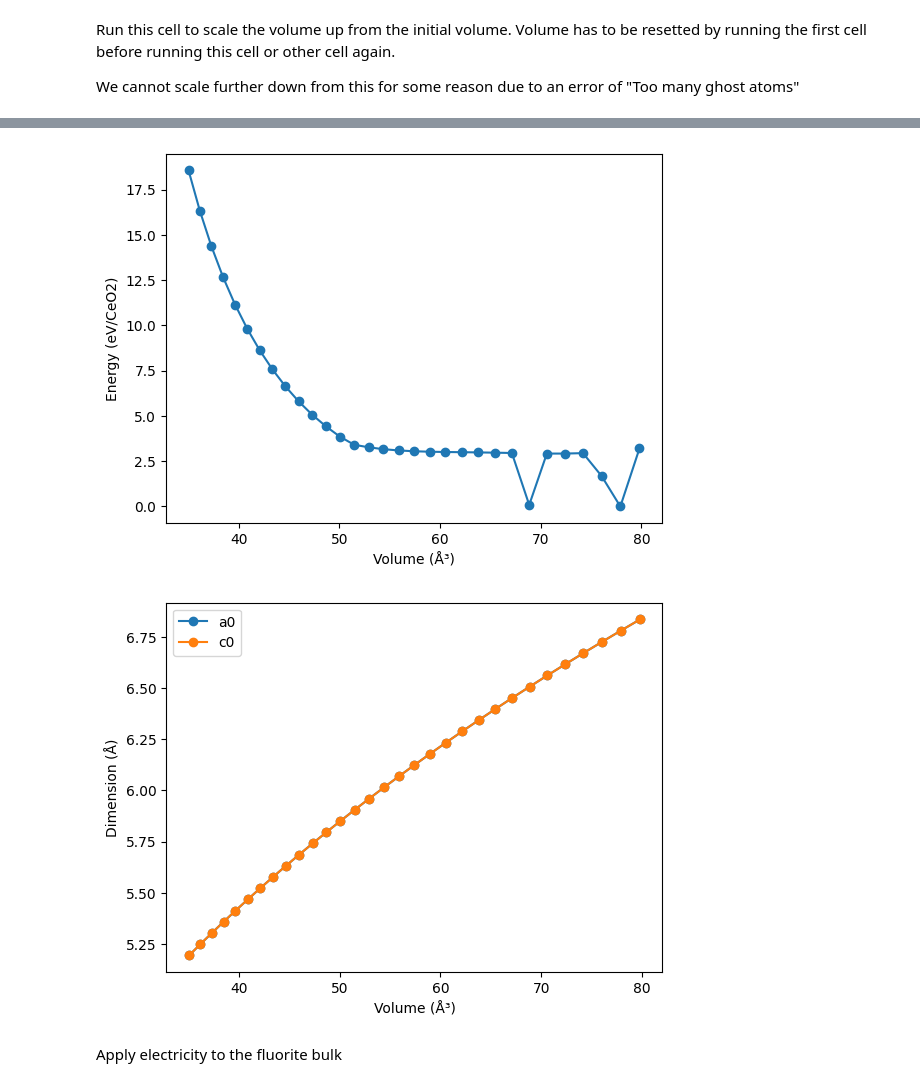
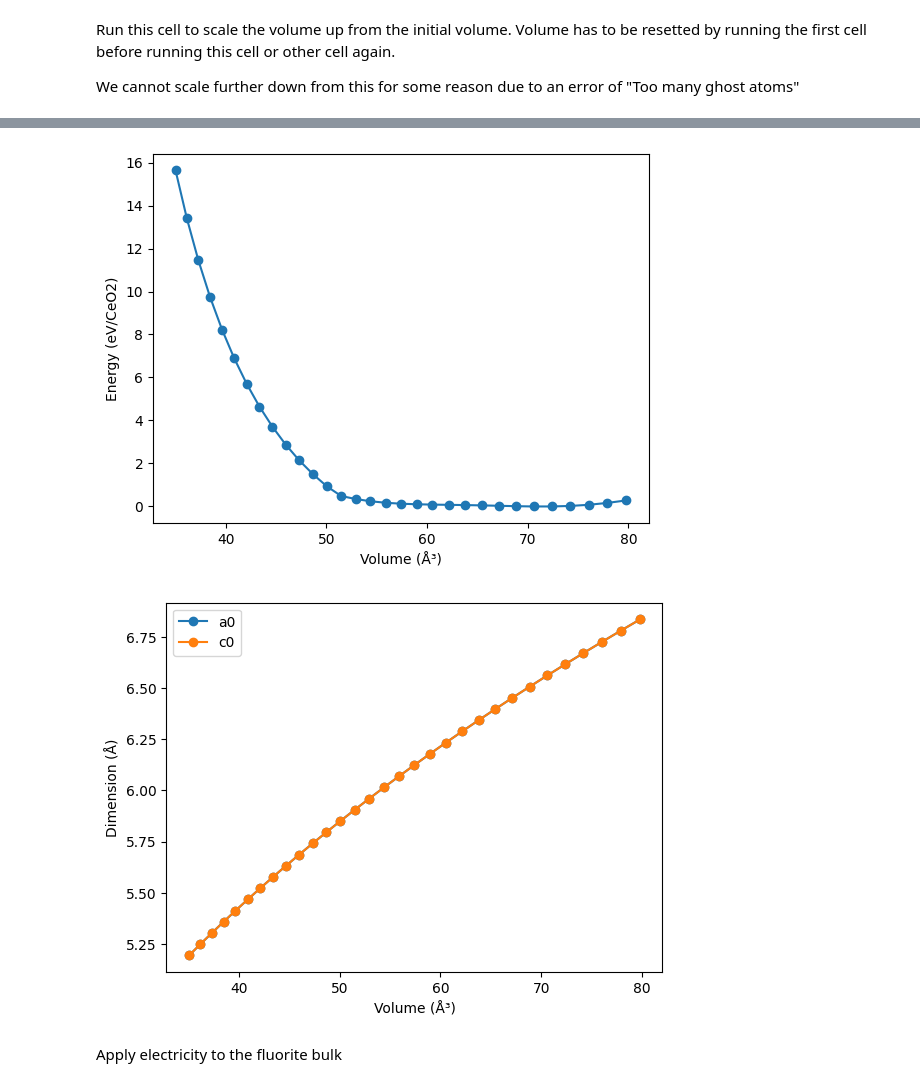
Before and after one commit to warisa-r/ReaxCeriaEfield, a Jupyter notebook: bulk_property.ipynb, the cells around one changed output, grey strips where cells are left out. Cells and saved outputs as stored; diff of their text form; code cells hidden in the pictures.

Commit message:
try fix nve command

```diff
--- a/bulk_property.ipynb
+++ b/bulk_property.ipynb
@@ -107,67 +107,53 @@ output_file_dir = 'reax_ff_sim/ceo2_reaxff/geometry_file/fluorite_scaled'
 output_file_template = 'ceo2_fluorite'
 
 for scale_factor in np.arange(start_scale, end_scale, step):
-    # Initialize Simulation
-    lmp.command("clear")
-    lmp.command("units real")
-    lmp.command("dimension 3")
-    lmp.command("boundary p p p")
-    lmp.command("atom_style charge")
-    lmp.command("atom_modify map array")
+    try:
+        # Initialize Simulation
+        lmp.command("clear")
+        lmp.command("units real")
+        lmp.command("dimension 3")
+        lmp.command("boundary p p p")
+        lmp.command("atom_style charge")
 
-    # Create Atoms
-    # Define supercell parameters
-    lmp.command("variable nx equal 2")
-    lmp.command("variable ny equal 2")
-    lmp.command("variable nz equal 2")
-    lmp.command("variable total_cells equal ${nx}*${ny}*${nz}")
+        # Run the simulation
+        filename = f"C:/Users/user/Documents/School/FFparamOpt/reax_ff_sim/ceo2_reaxff/geometry_file/fluorite_scaled/ceO2_fluorite_{scale_factor:.3f}.lmp"
+        scale_lammps_data(input_file, scale_factor, output_file_dir, output_file_template)
+        lmp.command(f"read_data {filename}")
+        lmp.command("pair_style reaxff reax_ff_sim/ceo2_reaxff/lmp_control")  # Enable charge equilibration (QEq)
+        lmp.command("pair_coeff * * C:/Users/user/Documents/School/FFparamOpt/reax_ff_sim/ffield.reax O Ce")
+        lmp.command("neighbor 2 bin")
+        lmp.command("neigh_modify every 10 delay 0 check no")
 
-    lmp.command("region box block 0 ${nx} 0 ${ny} 0 ${nz}")
-    # Run the simulation
-    filename = f"C:/Users/user/Documents/School/FFparamOpt/reax_ff_sim/ceo2_reaxff/geometry_file/fluorite_scaled/ceO2_fluorite_{scale_factor:.3f}.lmp"
-    scale_lammps_data(input_file, scale_factor, output_file_dir, output_file_template)
-    lmp.command(f"read_data {filename}")
-    lmp.command("pair_style reaxff NULL checkqeq yes")  # Enable charge equilibration (QEq)
-    lmp.command("pair_coeff * * C:/Users/user/Documents/School/FFparamOpt/reax_ff_sim/ffield.reax O Ce")
-    lmp.command("fix qeq all qeq/reaxff 1 0.0 10.0 1.0e-6 reaxff")
-    lmp.command("neighbor 2.0 bin")
-    lmp.command("neigh_modify every 1 delay 0 check yes")
-
-    # Increase buffer size for bonds
-    lmp.command("comm_modify vel yes")
-
-    # Define Settings
-    lmp.command("compute eng all pe/atom")
-    lmp.command("compute eatoms all reduce sum c_eng")
-
-    # Add Electric Field
-    # lmp.command("fix efield all efield 5.0 0.0 0.0 region box")
-
-    # Run Minimization
-    lmp.command("reset_timestep 0")
-    #lmp.command(f"dump mydmp all atom 1 dump_{scale_factor:.3f}.lammpstrj")
-    lmp.command("thermo 10")
-    lmp.command("thermo_style custom step pe lx ly lz press pxx pyy pzz c_eatoms")
-    lmp.command("min_style cg")
-    lmp.command("minimize 1e-25 1e-25 5000 10000")
+        # Run Minimization
+        lmp.command("fix 1 all nve")
+        #lmp.command(f"dump mydmp all atom 1 dump_{scale_factor:.3f}.lammpstrj")
+        lmp.command("fix 2 all qeq/reax 1 0.0 10.0 1e-6 reaxff")
+        #lmp.command("fix 3 all temp/berendsen 500.0 500.0 100.0")
+        lmp.command("timestep 0.25")
+        lmp.command("thermo 100")
+        lmp.command("run 1000")
 
 
-    # Get the current volume and energy
-    volume = lmp.get_thermo("vol")
-    energy = lmp.get_thermo("pe")  # Use the potential energy as the total energy
+        # Get the current volume and energy
+        volume = lmp.get_thermo("vol")
+        energy = lmp.get_thermo("pe")  # Use the potential energy as the total energy
 
-    volumes_per_CeO2 = volume / nCeO2
-    energie_per_CeO2 = energy * conv / nCeO2
+        volumes_per_CeO2 = volume / nCeO2
+        energie_per_CeO2 = energy * conv / nCeO2
 
-    # Store the volume and energy
-    volumes.append(volumes_per_CeO2)
-    energies.append(energie_per_CeO2)
+        # Store the volume and energy
+        volumes.append(volumes_per_CeO2)
+        energies.append(energie_per_CeO2)
 
-    a0 = lmp.get_thermo("lx")
-    a0_values.append(a0)
+        a0 = lmp.get_thermo("lx")
+        a0_values.append(a0)
 
-    c0 = lmp.get_thermo("lz")
-    c0_values.append(c0)
+        c0 = lmp.get_thermo("lz")
+        c0_values.append(c0)
+    except Exception as e:
+        print("Error at scale factor:", scale_factor)
+        print(f"An error occurred at scale factor {scale_factor}: {e}")
+        continue
 
 # Convert the lists to numpy arrays
 volumes = np.array(volumes)
@@ -199,4 +185,4 @@ Min energy at: -19.602240666287514
-[figure, old version]
+[figure, new version]
 [figure]
 # %% [markdown]
 Apply electricity to the fluorite bulk
```
Also changed, not shown: parts of 3 cells of this notebook, 5 other files.
